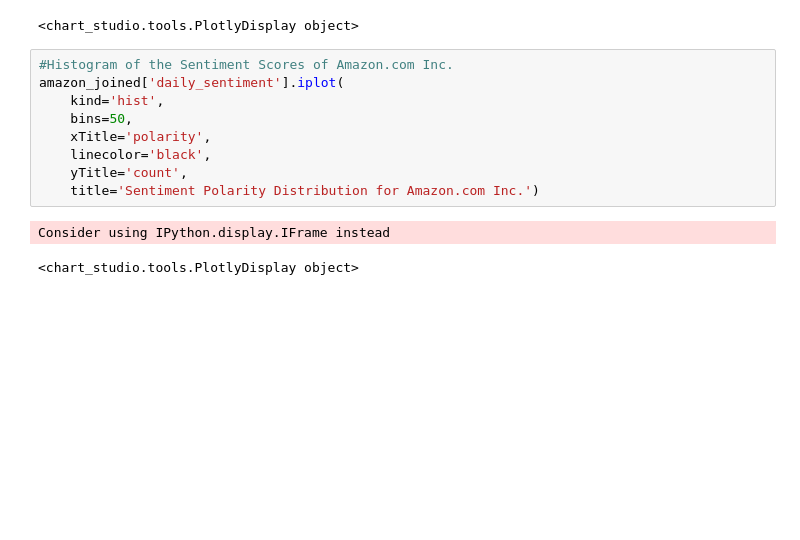
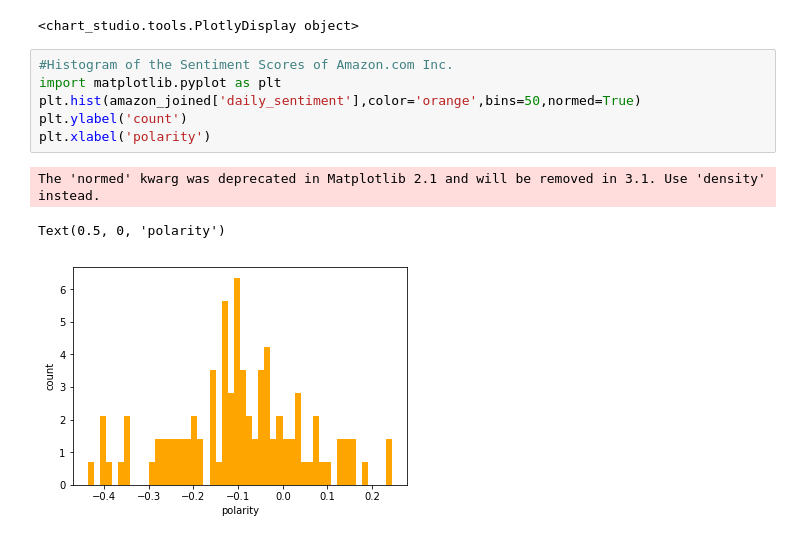
Before and after one commit to emreovey/Master-Thesis, a Jupyter notebook: Python Code for the Implementation/Python Code of the Implementation.ipynb, the cells around one changed output. Cells and saved outputs as stored; diff of their text form; blank space fills up the shorter version.

```diff
--- a/Python Code for the Implementation/Python Code of the Implementation.ipynb
+++ b/Python Code for the Implementation/Python Code of the Implementation.ipynb
@@ -1316,13 +1351,11 @@ Consider using IPython.display.IFrame instead
 <chart_studio.tools.PlotlyDisplay object>
 # %%
 #Histogram of the Sentiment Scores of Amazon.com Inc.
-amazon_joined['daily_sentiment'].iplot(
-    kind='hist',
-    bins=50,
-    xTitle='polarity',
-    linecolor='black',
-    yTitle='count',
-    title='Sentiment Polarity Distribution for Amazon.com Inc.')
+import matplotlib.pyplot as plt
+plt.hist(amazon_joined['daily_sentiment'],color='orange',bins=50,normed=True)
+plt.ylabel('count')
+plt.xlabel('polarity')
 # %% [output]
-Consider using IPython.display.IFrame instead
+The 'normed' kwarg was deprecated in Matplotlib 2.1 and will be removed in 3.1. Use 'density' instead.
-<chart_studio.tools.PlotlyDisplay object>
+Text(0.5, 0, 'polarity')
+[figure, added]
```
Also changed, not shown: parts of 20 cells of this notebook, 2 other files.
